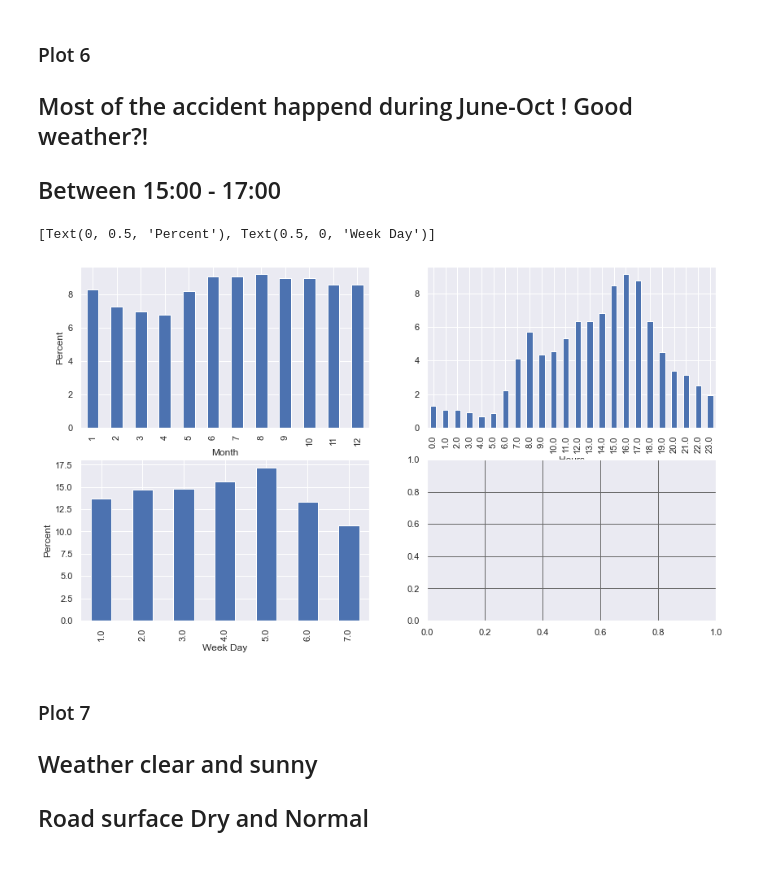
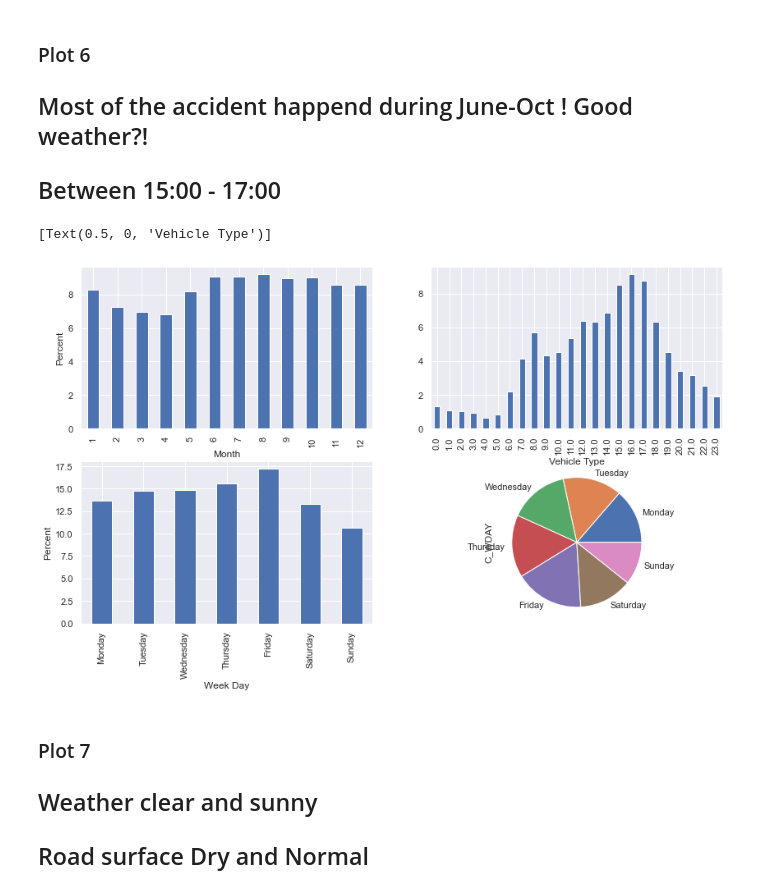
Before and after one commit to pangit1/group17project, a Jupyter notebook: grp17assignment.ipynb, the cells around one changed output. Cells and saved outputs as stored; diff of their text form; code cells hidden in the pictures; blank space fills up the shorter version.

```diff
--- a/grp17assignment.ipynb
+++ b/grp17assignment.ipynb
@@ -272,16 +279,21 @@ ax.set(ylabel="Percent", xlabel="Collision configuration")
 # %%
 f, ((ax1, ax2), (ax3, ax4)) = plt.subplots(2, 2,figsize=(14, 8))
 plt.grid(b=True, which='major', color='#666666', linestyle='-')
 
 clsb1.C_MNTH.value_counts(normalize=True).mul(100).round(2).sort_index().plot(kind='bar', ax=ax1)
 ax1.set(ylabel="Percent", xlabel="Month")
 clsb1.C_HOUR.value_counts(normalize=True).mul(100).round(2).sort_index().plot(kind='bar', ax=ax2)
 ax2.set(xlabel="Hours")
 clsb1.C_WDAY.value_counts(normalize=True).mul(100).round(2).sort_index().plot(kind='bar', ax=ax3)
 ax3.set(ylabel="Percent", xlabel="Week Day")
+ax3.set_xticklabels(['Monday','Tuesday','Wednesday','Thursday','Friday','Saturday','Sunday'])
+clsb1.C_WDAY.value_counts(normalize=True).mul(100).round(2).sort_index().plot(kind='pie',
+                                                                              labels = ['Monday','Tuesday','Wednesday','Thursday','Friday','Saturday','Sunday'],
+                                                                               ax = ax4)
+ax2.set(xlabel="Vehicle Type")
 # %% [output]
-[Text(0, 0.5, 'Percent'), Text(0.5, 0, 'Week Day')]
+[Text(0.5, 0, 'Vehicle Type')]
-[figure, old version]
+[figure, new version]
 # %% [markdown]
 ### Plot 7
 
```
Also changed, not shown: parts of 25 cells of this notebook, 1 other file.
